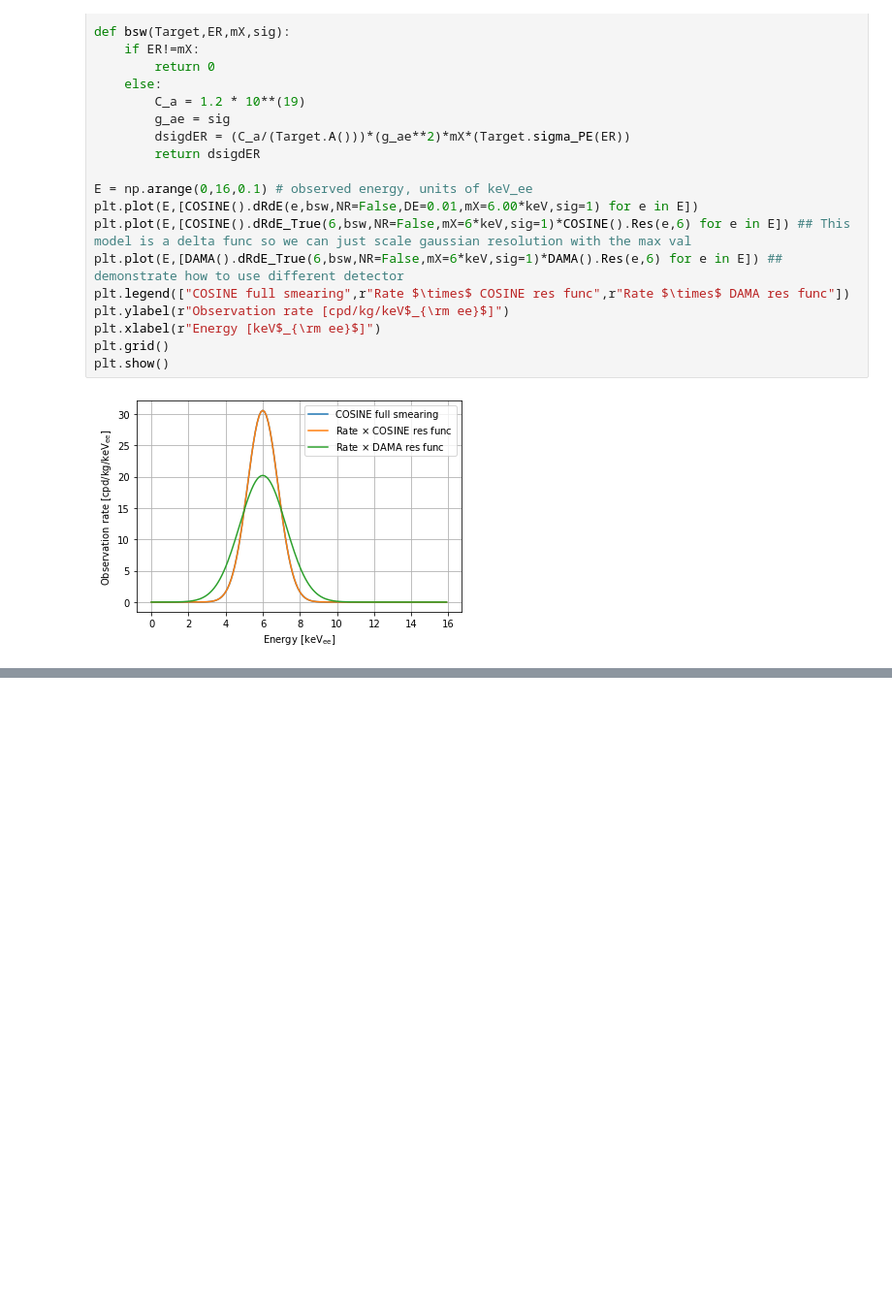
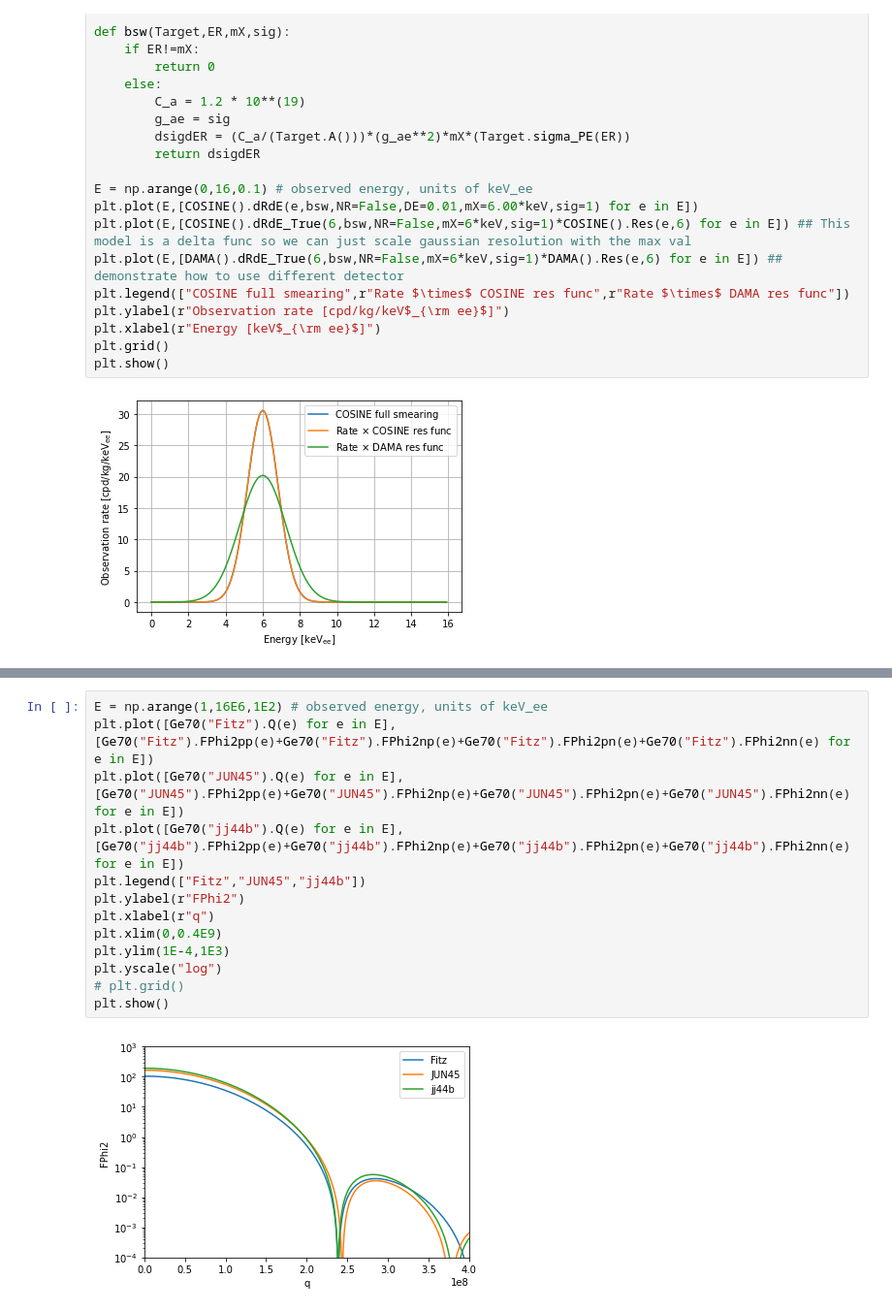
Before and after one commit to mjzurowski/sgm, a Jupyter notebook: Demo.ipynb, the cells around one changed output, grey strips where cells are left out. Shown: that part at 97% size. Drawn from its saved outputs; the diff is of its cells as text; blank space fills up the shorter version.

```diff
--- a/Demo.ipynb
+++ b/Demo.ipynb
@@ -112,0 +118,15 @@ AttributeError: 'Ge74' object has no attribute 'FFPhi2nn'
+# %%
+E = np.arange(1,16E6,1E2) # observed energy, units of keV_ee
+plt.plot([Ge70("Fitz").Q(e) for e in E],[Ge70("Fitz").FPhi2pp(e)+Ge70("Fitz").FPhi2np(e)+Ge70("Fitz").FPhi2pn(e)+Ge70("Fitz").FPhi2nn(e) for e in E])
+plt.plot([Ge70("JUN45").Q(e) for e in E],[Ge70("JUN45").FPhi2pp(e)+Ge70("JUN45").FPhi2np(e)+Ge70("JUN45").FPhi2pn(e)+Ge70("JUN45").FPhi2nn(e) for e in E])
+plt.plot([Ge70("jj44b").Q(e) for e in E],[Ge70("jj44b").FPhi2pp(e)+Ge70("jj44b").FPhi2np(e)+Ge70("jj44b").FPhi2pn(e)+Ge70("jj44b").FPhi2nn(e) for e in E])
+plt.legend(["Fitz","JUN45","jj44b"])
+plt.ylabel(r"FPhi2")
+plt.xlabel(r"q")
+plt.xlim(0,0.4E9)
+plt.ylim(1E-4,1E3)
+plt.yscale("log")
+# plt.grid()
+plt.show()
+# %% [output]
+[figure, added]
```
Also changed, not shown: parts of 7 cells of this notebook, 1 other file.
